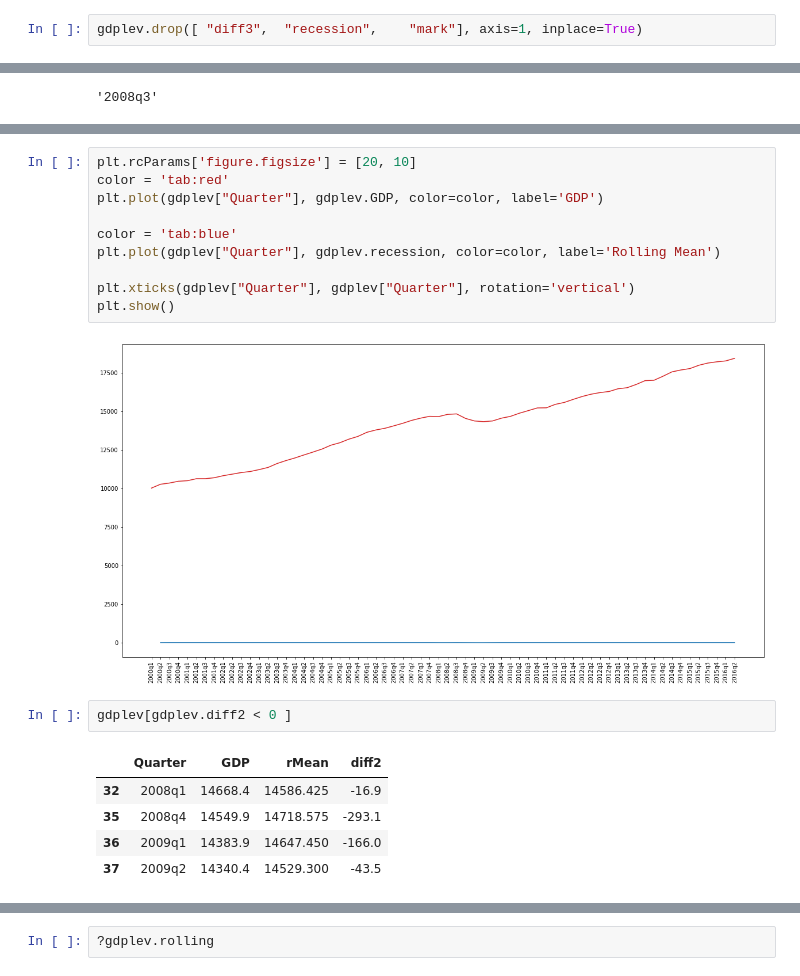
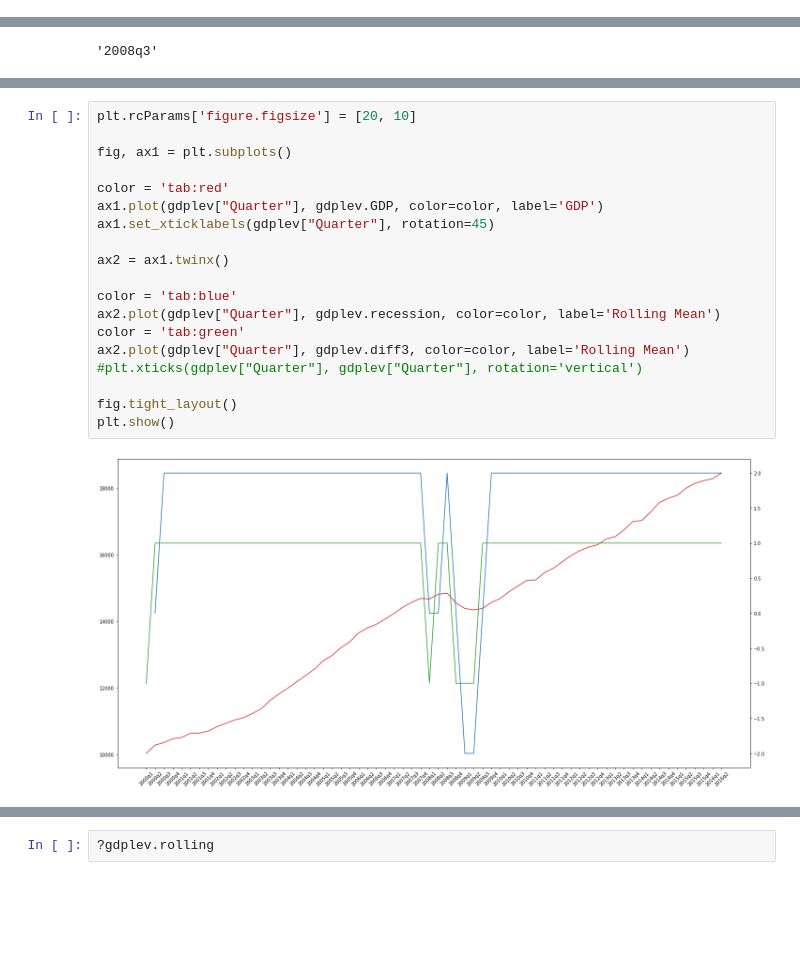
Before and after one commit to aicharya/DSA_Python, a Jupyter notebook: HypothesisTestingAssignment4_AnswersWithoutCode(CMB Summission)-.ipynb, the cells around one changed output, grey strips where cells are left out. Drawn from its saved outputs; the diff is of its cells as text; blank space fills up the shorter version.

```diff
--- a/HypothesisTestingAssignment4_AnswersWithoutCode(CMB Summission)-.ipynb
+++ b/HypothesisTestingAssignment4_AnswersWithoutCode(CMB Summission)-.ipynb
@@ -260,4 +407,2 @@ gdplev["diff3"] = gdplev.diff2.apply( isRecession )
 # %%
 gdplev["recession"] = gdplev.diff3.rolling(2).sum()
-# %%
-gdplev.drop([ "diff3",	"recession",	"mark"], axis=1, inplace=True)
@@ -296,20 +454,21 @@ gdplev.iloc[rStart]["Quarter"]
 # %%
 plt.rcParams['figure.figsize'] = [20, 10]
+
+fig, ax1 = plt.subplots()
+
 color = 'tab:red'
-plt.plot(gdplev["Quarter"], gdplev.GDP, color=color, label='GDP')
+ax1.plot(gdplev["Quarter"], gdplev.GDP, color=color, label='GDP')
+ax1.set_xticklabels(gdplev["Quarter"], rotation=45)
+
+ax2 = ax1.twinx()
 
 color = 'tab:blue'
-plt.plot(gdplev["Quarter"], gdplev.recession, color=color, label='Rolling Mean')
+ax2.plot(gdplev["Quarter"], gdplev.recession, color=color, label='Rolling Mean')
+color = 'tab:green'
+ax2.plot(gdplev["Quarter"], gdplev.diff3, color=color, label='Rolling Mean')
+#plt.xticks(gdplev["Quarter"], gdplev["Quarter"], rotation='vertical')
 
-plt.xticks(gdplev["Quarter"], gdplev["Quarter"], rotation='vertical')
+fig.tight_layout()
 plt.show()
 # %% [output]
-[figure, old version]
+[figure, new version]
-# %%
-gdplev[gdplev.diff2 < 0 ]
-# %% [output]
-|  | Quarter | GDP | rMean | diff2 |
-| 32 | 2008q1 | 14668.4 | 14586.425 | -16.9 |
-| 35 | 2008q4 | 14549.9 | 14718.575 | -293.1 |
-| 36 | 2009q1 | 14383.9 | 14647.450 | -166.0 |
-| 37 | 2009q2 | 14340.4 | 14529.300 | -43.5 |
```
Also changed, not shown: parts of 24 cells of this notebook.
